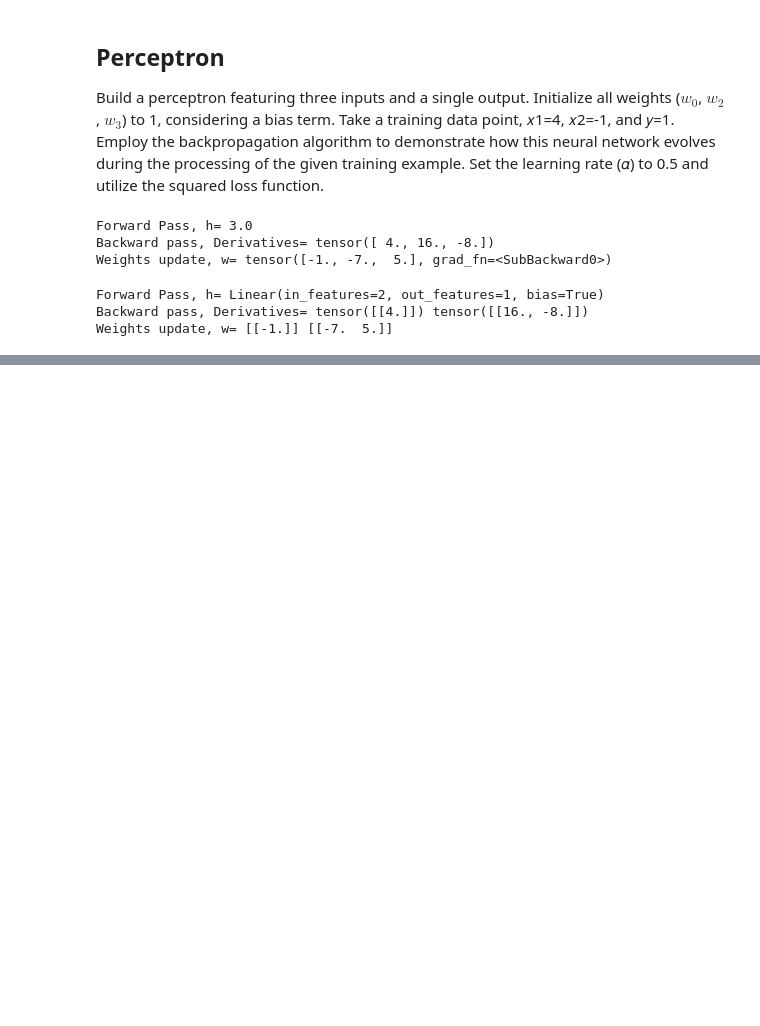
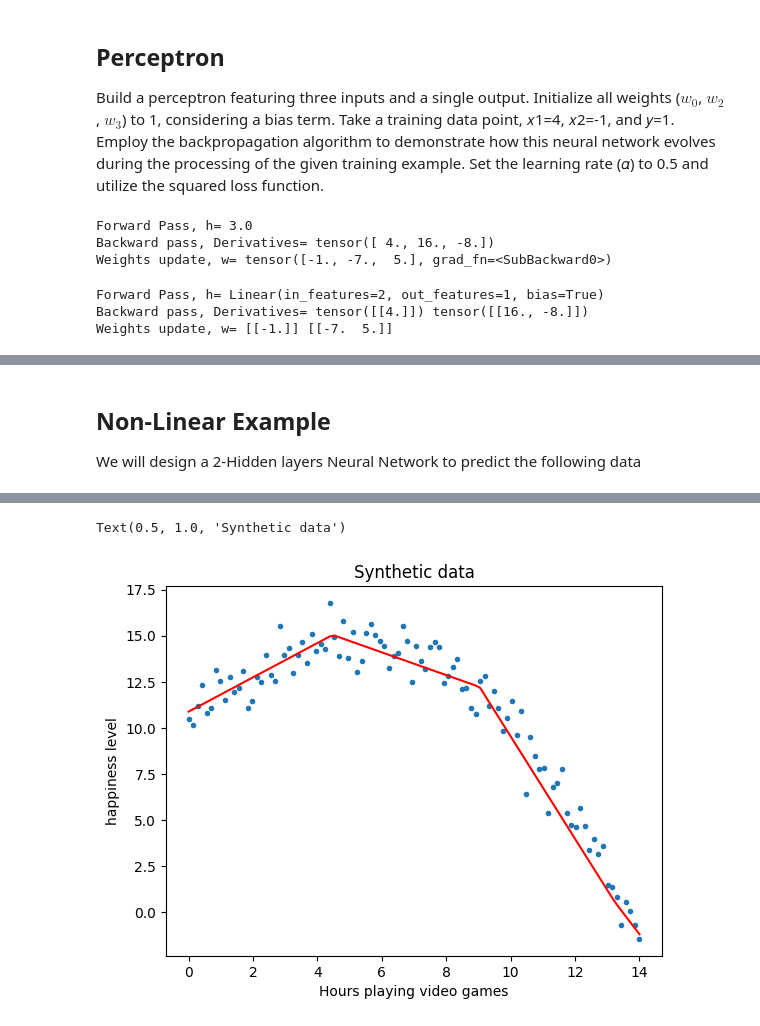
Before and after one commit to omarnust/ComputerVision, a Jupyter notebook: 09-ann.ipynb, the cells around one changed output, grey strips where cells are left out. Drawn from its saved outputs; the diff is of its cells as text; code cells hidden in the pictures; blank space fills up the shorter version.

```diff
--- a/09-ann.ipynb
+++ b/09-ann.ipynb
@@ -95,0 +126,54 @@ Weights update, w= [[-1.]] [[-7.  5.]]
+# %% [markdown]
+## Non-Linear Example
+
+We will design a 2-Hidden layers Neural Network to predict the following data
+# %%
+# Generate synthetic data for number of hours spend on video games vs happiness level
+np.random.seed(42)
+hours = torch.linspace(0, 14, 100).view(-1, 1) # 100 numbers between 0 and 14
+happiness = 10 + 2 * hours + 0.2*np.random.normal(0, 5, 100).astype(np.float32).reshape(-1,1) - 0.2 * hours**2
+x = hours
+y = happiness
+# Define a neural network
+class MyModel(nn.Module):
+    def __init__(self):
+        super(MyModel, self).__init__()
+        self.layer1 = nn.Linear(1, 6, bias=True)  # Input to hidden layer
+        self.layer2 = nn.Linear(6, 6)
+        self.layer3 = nn.Linear(6, 1)  # Hidden layer to output
+
+    def forward(self, x):
+        x = torch.relu(self.layer1(x))
+        x = torch.relu(self.layer2(x))
+        x = self.layer3(x)
+        return x
+
+# Instantiate the model, define loss function, and optimizer
+model = MyModel()
+criterion = nn.MSELoss()
+optimizer = optim.SGD(model.parameters(), lr=0.001)
+
+# Train the neural network
+num_epochs = 10000
+for epoch in range(num_epochs):
+    # Forward pass
+    y_pred = model(x)
+    # Compute the loss
+    loss = criterion(y_pred, y)
+    # Backward pass and optimization
+    optimizer.zero_grad()
+    loss.backward()
+    optimizer.step()
+
+    if (epoch + 1) % 500 == 0:
+        print(f'Epoch [{epoch+1}/{num_epochs}], Loss: {loss.item():.4f}')
+
+
+## Plot the results
+plt.plot(x,y, '.')
+out = model(x)
+plt.plot(x,out.detach().numpy(), 'r')
+plt.xlabel('Hours playing video games')
+plt.ylabel('happiness level')
+plt.title('Synthetic data')
+# %% [output]
@@ -95,0 +200,2 @@ Weights update, w= [[-1.]] [[-7.  5.]]
+Text(0.5, 1.0, 'Synthetic data')
+[figure, added]
```
Also changed, not shown: parts of 3 cells of this notebook.
